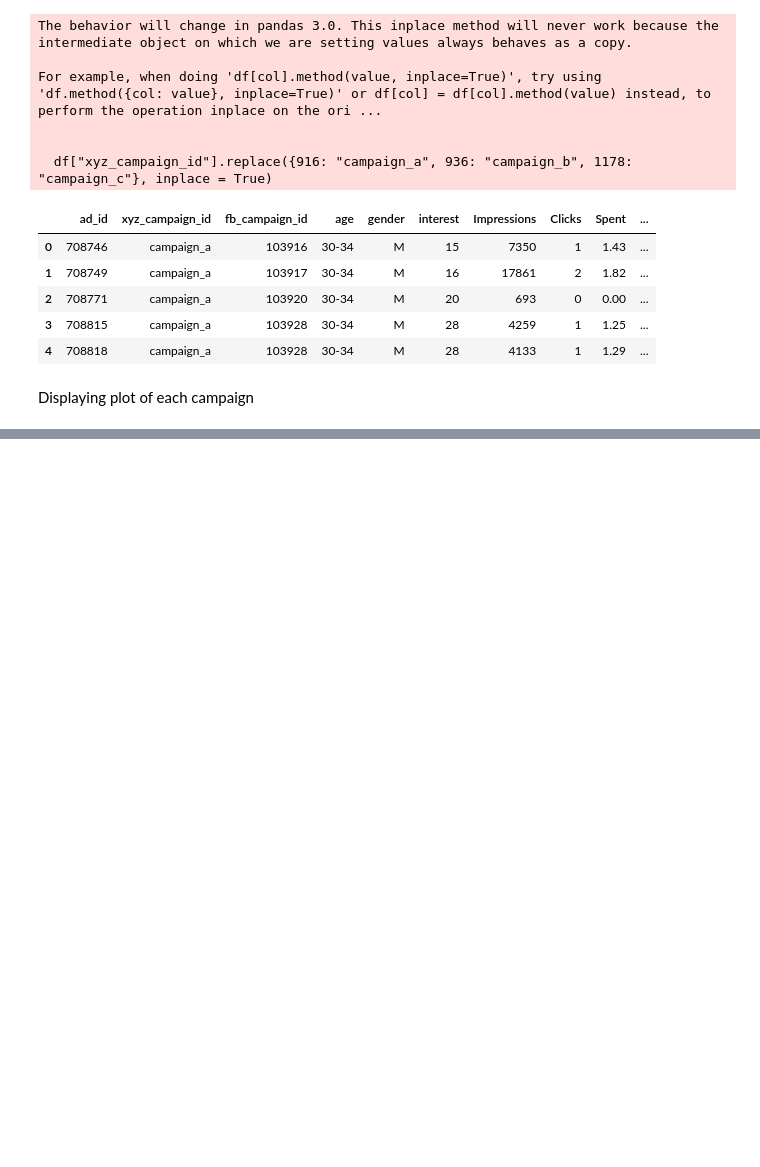
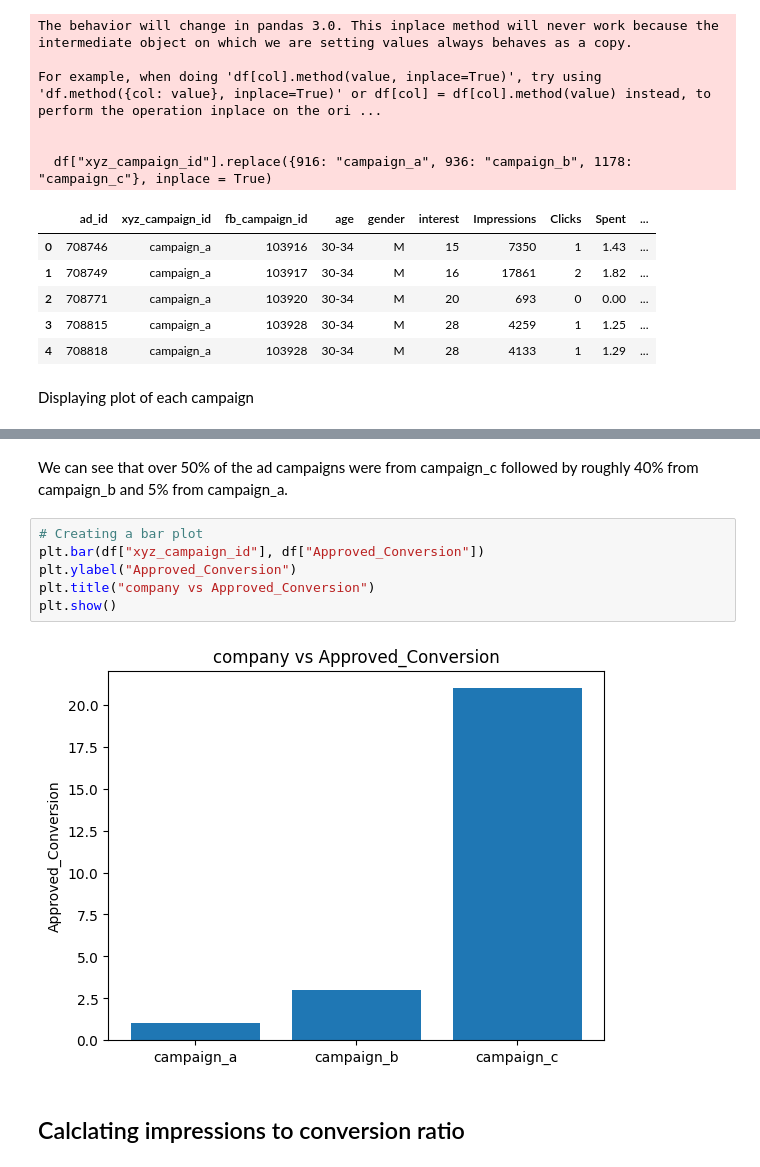
Before and after one commit to joela03/Marketing-EDA, a Jupyter notebook: marketing_eda.ipynb, the cells around one changed output, grey strips where cells are left out. Drawn from its saved outputs; the diff is of its cells as text; blank space fills up the shorter version.

```diff
--- a/marketing_eda.ipynb
+++ b/marketing_eda.ipynb
@@ -99,0 +100,12 @@ plt.show()
+# %% [markdown]
+We can see that over 50% of the ad campaigns were from campaign_c followed by roughly 40% from campaign_b and 5% from campaign_a.
+# %%
+# Creating a bar plot
+plt.bar(df["xyz_campaign_id"], df["Approved_Conversion"])
+plt.ylabel("Approved_Conversion")
+plt.title("company vs Approved_Conversion")
+plt.show()
+# %% [output]
+[figure, added]
+# %% [markdown]
+## Calclating impressions to conversion ratio
```
Also changed, not shown: parts of 7 cells of this notebook.
